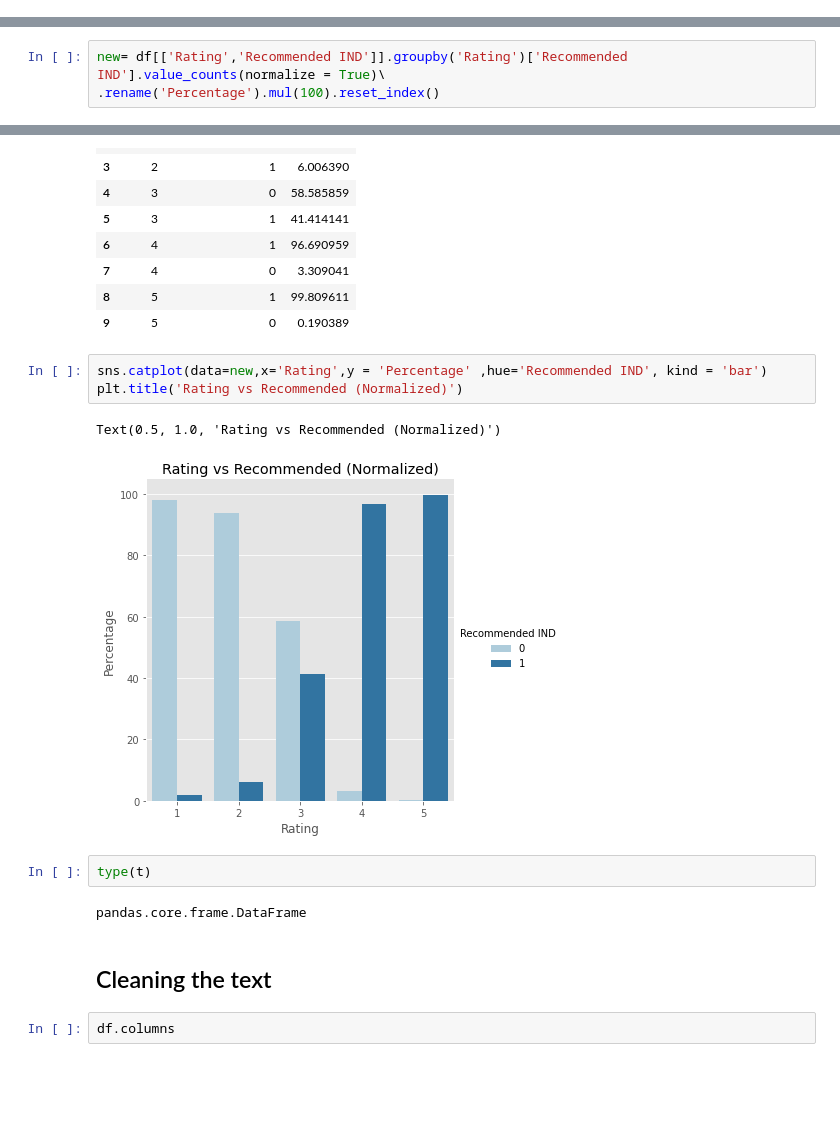
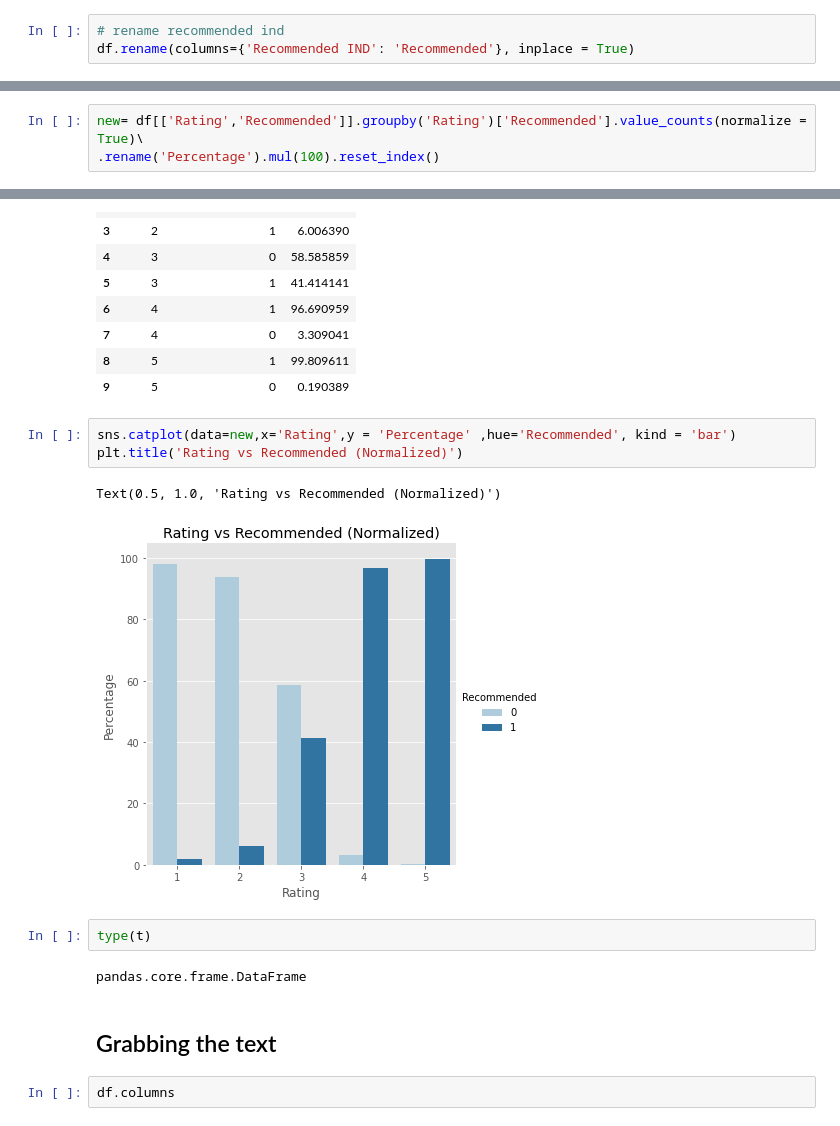
Before and after one commit to baharbiazar/E_Commerce_Reviews_Sentiment_Analysis, a Jupyter notebook: e_commerce_sentiment_analysis.ipynb, the cells around one changed output, grey strips where cells are left out. Cells and saved outputs as stored; diff of their text form; blank space fills up the shorter version.

```diff
--- a/e_commerce_sentiment_analysis.ipynb
+++ b/e_commerce_sentiment_analysis.ipynb
@@ -25,6 +34,9 @@ Index(['Clothing ID', 'Age', 'Title', 'Review Text', 'Rating',
        'Recommended IND', 'Positive Feedback Count', 'Division Name',
        'Department Name', 'Class Name'],
       dtype='object')
+# %%
+# rename recommended ind
+df.rename(columns={'Recommended IND': 'Recommended'}, inplace = True)
 # %%
 df.describe()
 # %% [output]
@@ -218,7 +230,7 @@ df[['Rating','Recommended IND']].reset_index(drop= True)
 | 23485 | 5 | 1 |
 23486 rows × 2 columns
 # %%
-new= df[['Rating','Recommended IND']].groupby('Rating')['Recommended IND'].value_counts(normalize = True)\
+new= df[['Rating','Recommended']].groupby('Rating')['Recommended'].value_counts(normalize = True)\
 .rename('Percentage').mul(100).reset_index()
 # %%
 new
@@ -235,17 +247,17 @@ new
 | 8 | 5 | 1 | 99.809611 |
 | 9 | 5 | 0 | 0.190389 |
 # %%
-sns.catplot(data=new,x='Rating',y = 'Percentage' ,hue='Recommended IND', kind = 'bar')
+sns.catplot(data=new,x='Rating',y = 'Percentage' ,hue='Recommended', kind = 'bar')
 plt.title('Rating vs Recommended (Normalized)')
 # %% [output]
 Text(0.5, 1.0, 'Rating vs Recommended (Normalized)')
-[figure, old version]
+[figure, new version]
 # %%
 type(t)
 # %% [output]
 pandas.core.frame.DataFrame
 # %% [markdown]
-## Cleaning the text
+## Grabbing the text
 # %%
 df.columns
 # %% [output]
```
Also changed, not shown: parts of 34 cells of this notebook.
